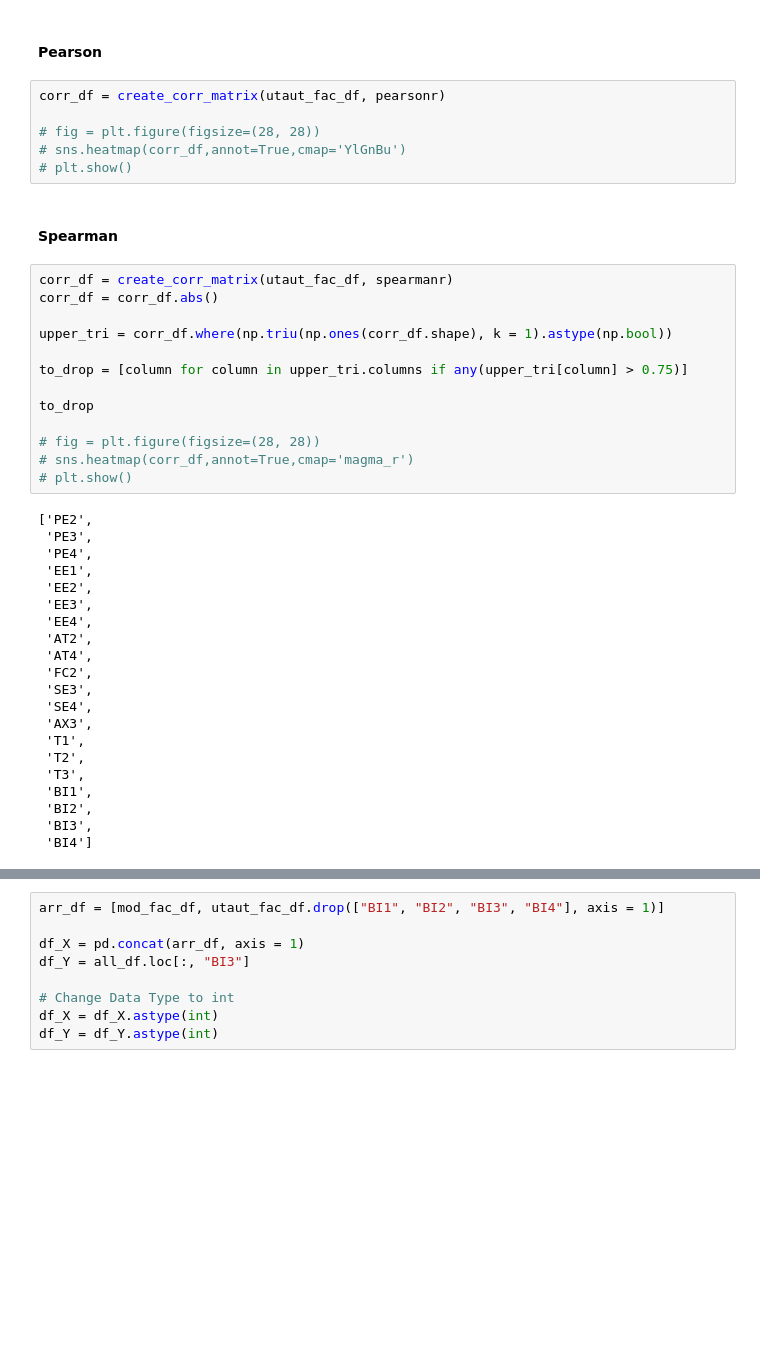
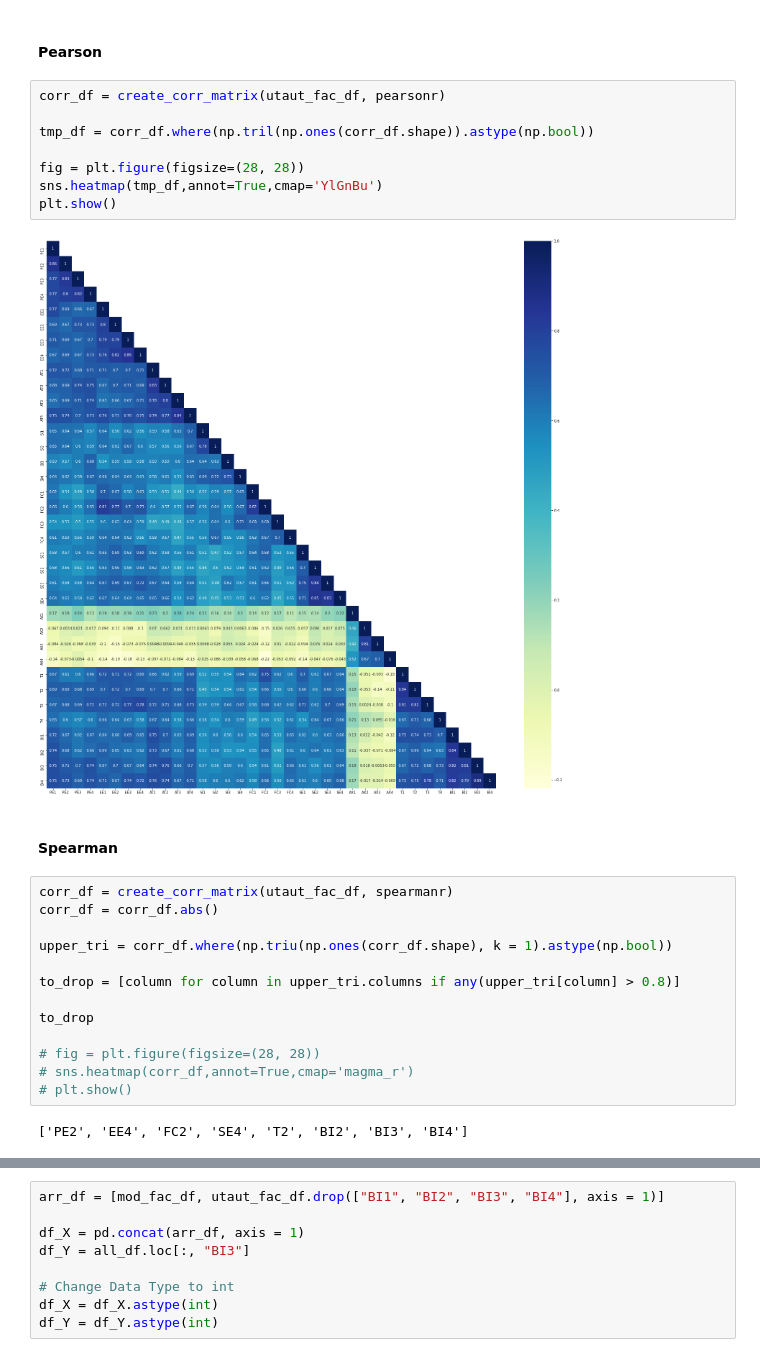
Before and after one commit to Neix20/FYP, a Jupyter notebook: Report Analysis.ipynb, the cells around one changed output, grey strips where cells are left out. Cells and saved outputs as stored; diff of their text form; blank space fills up the shorter version.

```diff
--- a/Report Analysis.ipynb
+++ b/Report Analysis.ipynb
@@ -160,9 +160,13 @@ mbf_df.style.hide_index()
 # %%
 corr_df = create_corr_matrix(utaut_fac_df, pearsonr)
 
-# fig = plt.figure(figsize=(28, 28))
-# sns.heatmap(corr_df,annot=True,cmap='YlGnBu')
-# plt.show()
+tmp_df = corr_df.where(np.tril(np.ones(corr_df.shape)).astype(np.bool))
+
+fig = plt.figure(figsize=(28, 28))
+sns.heatmap(tmp_df,annot=True,cmap='YlGnBu')
+plt.show()
+# %% [output]
+[figure, added]
 # %% [markdown]
 #### Spearman
 # %%
@@ -171,7 +175,7 @@ corr_df = corr_df.abs()
 
 upper_tri = corr_df.where(np.triu(np.ones(corr_df.shape), k = 1).astype(np.bool))
 
-to_drop = [column for column in upper_tri.columns if any(upper_tri[column] > 0.75)]
+to_drop = [column for column in upper_tri.columns if any(upper_tri[column] > 0.8)]
 
 to_drop
 
@@ -179,26 +183,7 @@ to_drop
 # sns.heatmap(corr_df,annot=True,cmap='magma_r')
 # plt.show()
 # %% [output]
-['PE2',
- 'PE3',
- 'PE4',
- 'EE1',
- 'EE2',
- 'EE3',
- 'EE4',
- 'AT2',
- 'AT4',
- 'FC2',
- 'SE3',
- 'SE4',
- 'AX3',
- 'T1',
- 'T2',
- 'T3',
- 'BI1',
- 'BI2',
- 'BI3',
- 'BI4']
+['PE2', 'EE4', 'FC2', 'SE4', 'T2', 'BI2', 'BI3', 'BI4']
 # %% [markdown]
 #### Correlation Based Ranking
 
```
Also changed, not shown: parts of 14 cells of this notebook, 7 other files.
